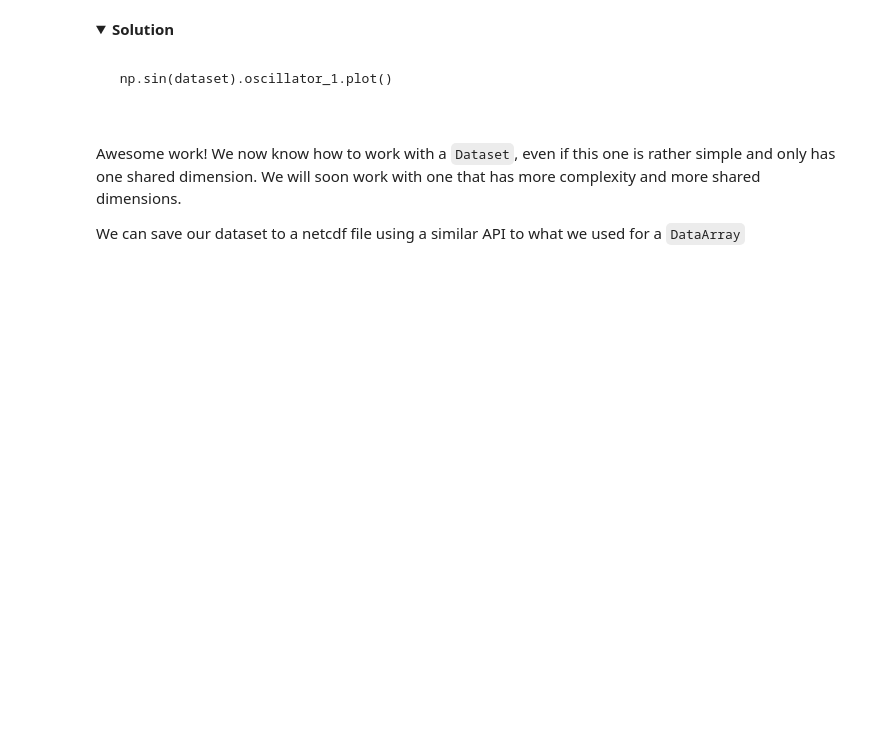
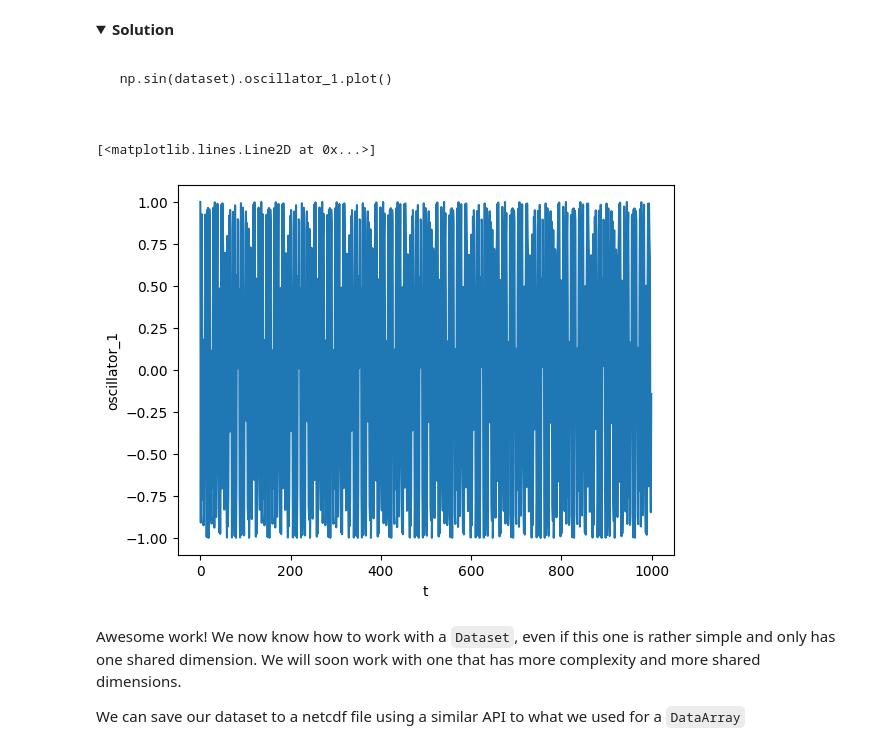
Before and after one commit to NCI900-Training-Organisation/python-for-matlab-users, a Jupyter notebook: Day2/3_xarray/xarray_2.ipynb, the cells around one changed output. Saved outputs shown, nothing was run; the diff lists cells and outputs as text; code cells hidden in the pictures; folded sections open; blank space fills up the shorter version.

```diff
--- a/Day2/3_xarray/xarray_2.ipynb
+++ b/Day2/3_xarray/xarray_2.ipynb
@@ -37,6 +56,6 @@ time_domain
 # %%
 #initial conditions
-A = 100
+A = 105
 omega = 0.1
 phi = 0.1
 # %% [markdown]
@@ -108,6 +190,11 @@ Perform a transformation on our dataset by taking the `sin` of our dataset and p
     <br> np.sin(dataset).oscillator_1.plot()
    </pre>
 </details>
+# %%
+np.sin(dataset).oscillator_1.plot()
+# %% [output]
+[<matplotlib.lines.Line2D at 0x...>]
+[figure, added]
 # %% [markdown]
 Awesome work! We now know how to work with a `Dataset`, even if this one is rather simple and only has one shared dimension. We will soon work with one that has more complexity and more shared dimensions.
 
```
Also changed, not shown: parts of 9 cells of this notebook, 5 other files.
